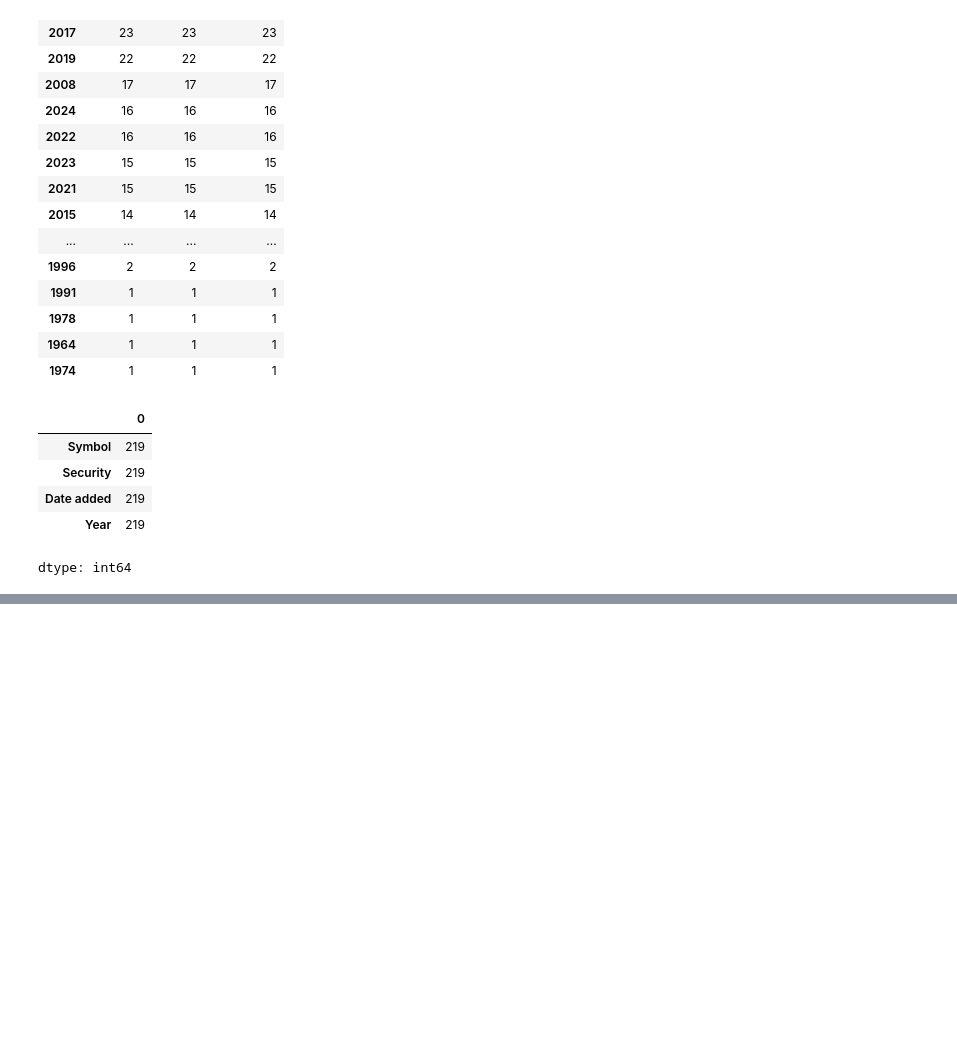
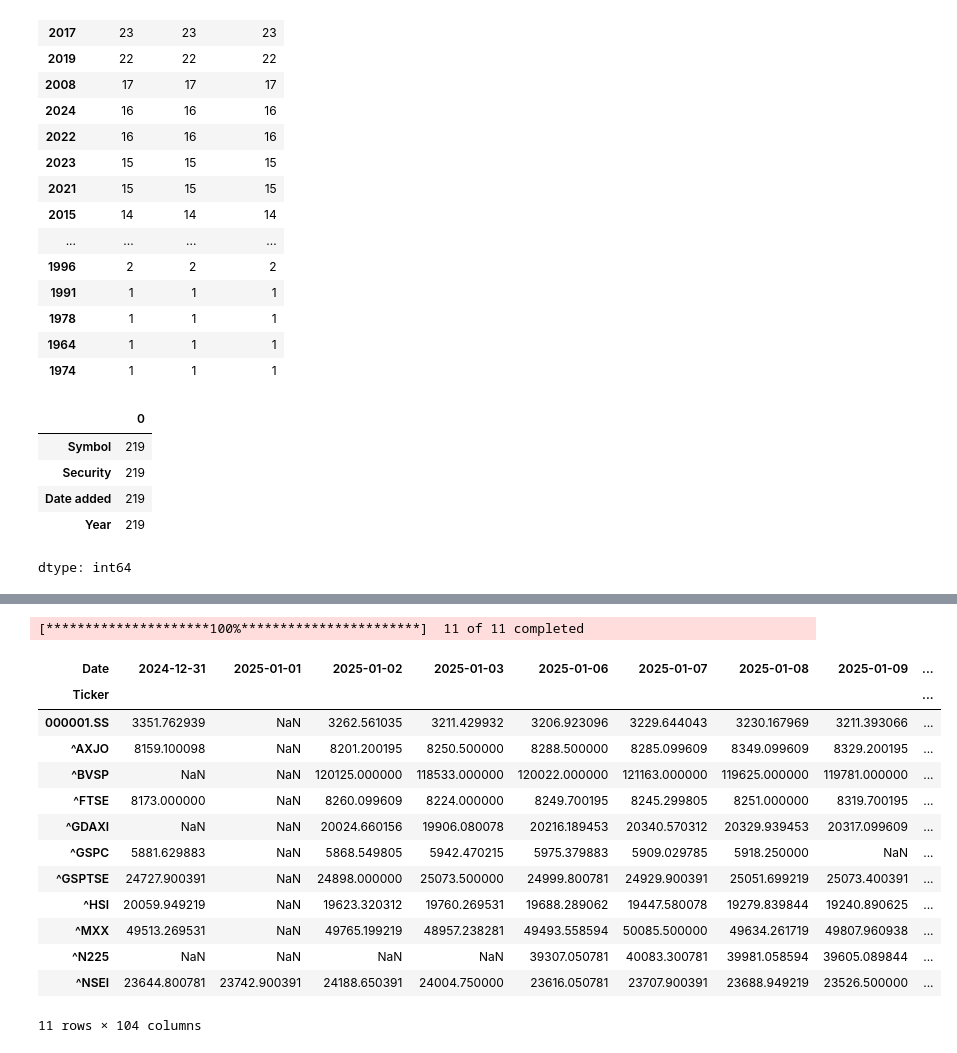
Before and after one commit to YannPhamVan/stock-markets-analytics-zoomcamp, a Jupyter notebook: cohorts/2025/01-intro-and-data-sources-homework.ipynb, the cells around one changed output, grey strips where cells are left out. Drawn from its saved outputs; the diff is of its cells as text; code cells hidden in the pictures; blank space fills up the shorter version.

Commit message:
Start HW1 Q2

```diff
--- a/cohorts/2025/01-intro-and-data-sources-homework.ipynb
+++ b/cohorts/2025/01-intro-and-data-sources-homework.ipynb
@@ -205,0 +126,23 @@ Leaderboard link: https://courses.datatalks.club/sma-zoomcamp-2025/leaderboard
+# %%
+start_date = '2024-12-31'
+end_date = '2025-05-02'
+tickers = ["^GSPC", "000001.SS", "^HSI", "^AXJO", "^NSEI", "^GSPTSE", "^GDAXI", "^FTSE", "^N225", "^MXX", "^BVSP"]
+# %%
+data = yf.download(tickers, start=start_date, period="4mo")["Close"]
+data.T
+# %% [output]
+[*********************100%***********************]  11 of 11 completed
+| Date | 2024-12-31 | 2025-01-01 | 2025-01-02 | 2025-01-03 | 2025-01-06 | 2025-01-07 | 2025-01-08 | 2025-01-09 | ... |
+| Ticker |  |  |  |  |  |  |  |  | ... |
+| 000001.SS | 3351.762939 | NaN | 3262.561035 | 3211.429932 | 3206.923096 | 3229.644043 | 3230.167969 | 3211.393066 | ... |
+| ^AXJO | 8159.100098 | NaN | 8201.200195 | 8250.500000 | 8288.500000 | 8285.099609 | 8349.099609 | 8329.200195 | ... |
+| ^BVSP | NaN | NaN | 120125.000000 | 118533.000000 | 120022.000000 | 121163.000000 | 119625.000000 | 119781.000000 | ... |
+| ^FTSE | 8173.000000 | NaN | 8260.099609 | 8224.000000 | 8249.700195 | 8245.299805 | 8251.000000 | 8319.700195 | ... |
+| ^GDAXI | NaN | NaN | 20024.660156 | 19906.080078 | 20216.189453 | 20340.570312 | 20329.939453 | 20317.099609 | ... |
+| ^GSPC | 5881.629883 | NaN | 5868.549805 | 5942.470215 | 5975.379883 | 5909.029785 | 5918.250000 | NaN | ... |
+| ^GSPTSE | 24727.900391 | NaN | 24898.000000 | 25073.500000 | 24999.800781 | 24929.900391 | 25051.699219 | 25073.400391 | ... |
+| ^HSI | 20059.949219 | NaN | 19623.320312 | 19760.269531 | 19688.289062 | 19447.580078 | 19279.839844 | 19240.890625 | ... |
+| ^MXX | 49513.269531 | NaN | 49765.199219 | 48957.238281 | 49493.558594 | 50085.500000 | 49634.261719 | 49807.960938 | ... |
+| ^N225 | NaN | NaN | NaN | NaN | 39307.050781 | 40083.300781 | 39981.058594 | 39605.089844 | ... |
+| ^NSEI | 23644.800781 | 23742.900391 | 24188.650391 | 24004.750000 | 23616.050781 | 23707.900391 | 23688.949219 | 23526.500000 | ... |
+11 rows × 104 columns
```
Also changed, not shown: parts of 3 cells of this notebook.
